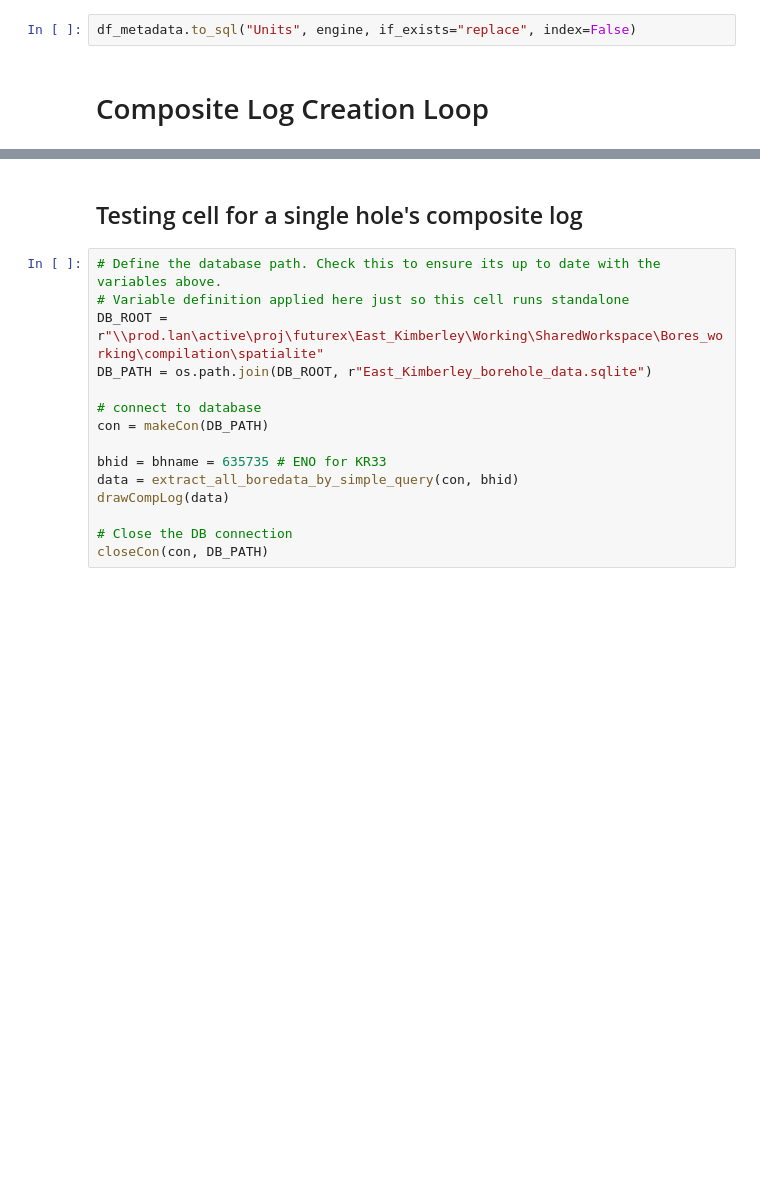
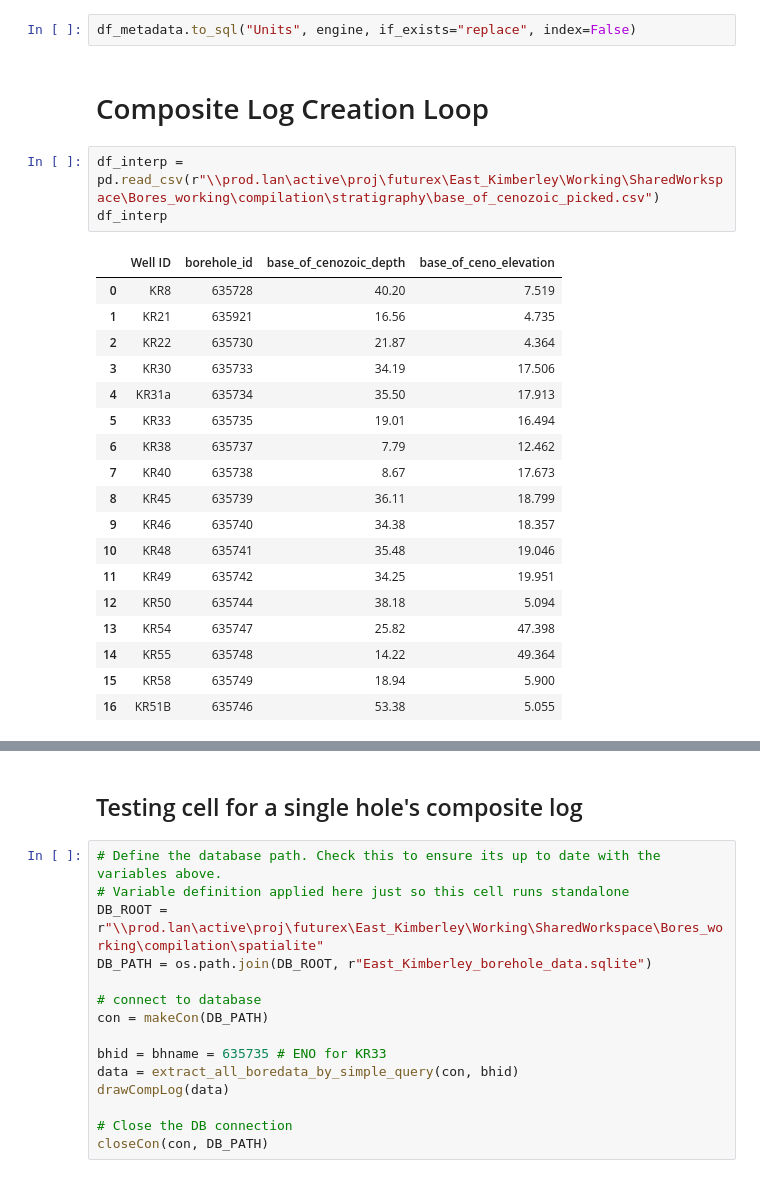
Before and after one commit to GeoscienceAustralia/hydrogeol_utils, a Jupyter notebook: notebooks/borehole_data_2_spatialite.ipynb, the cells around one changed output, grey strips where cells are left out. Saved outputs shown, nothing was run; the diff lists cells and outputs as text; blank space fills up the shorter version.

```diff
--- a/notebooks/borehole_data_2_spatialite.ipynb
+++ b/notebooks/borehole_data_2_spatialite.ipynb
@@ -623,6 +640,28 @@ df_metadata = pd.DataFrame(data = {"Depths": ['metres below ground level'],
 df_metadata.to_sql("Units", engine, if_exists="replace", index=False)
 # %% [markdown]
 # Composite Log Creation Loop
+# %%
+df_interp = pd.read_csv(r"\\prod.lan\active\proj\futurex\East_Kimberley\Working\SharedWorkspace\Bores_working\compilation\stratigraphy\base_of_cenozoic_picked.csv")
+df_interp
+# %% [output]
+|  | Well ID | borehole_id | base_of_cenozoic_depth | base_of_ceno_elevation |
+| 0 | KR8 | 635728 | 40.20 | 7.519 |
+| 1 | KR21 | 635921 | 16.56 | 4.735 |
+| 2 | KR22 | 635730 | 21.87 | 4.364 |
+| 3 | KR30 | 635733 | 34.19 | 17.506 |
+| 4 | KR31a | 635734 | 35.50 | 17.913 |
+| 5 | KR33 | 635735 | 19.01 | 16.494 |
+| 6 | KR38 | 635737 | 7.79 | 12.462 |
+| 7 | KR40 | 635738 | 8.67 | 17.673 |
+| 8 | KR45 | 635739 | 36.11 | 18.799 |
+| 9 | KR46 | 635740 | 34.38 | 18.357 |
+| 10 | KR48 | 635741 | 35.48 | 19.046 |
+| 11 | KR49 | 635742 | 34.25 | 19.951 |
+| 12 | KR50 | 635744 | 38.18 | 5.094 |
+| 13 | KR54 | 635747 | 25.82 | 47.398 |
+| 14 | KR55 | 635748 | 14.22 | 49.364 |
+| 15 | KR58 | 635749 | 18.94 | 5.900 |
+| 16 | KR51B | 635746 | 53.38 | 5.055 |
 # %%
 # Define the database path. Check this to ensure its up to date with the variables above.
 # Variable definition applied here just so this cell runs standalone
```
Also changed, not shown: parts of 15 cells of this notebook, 1 other file.
